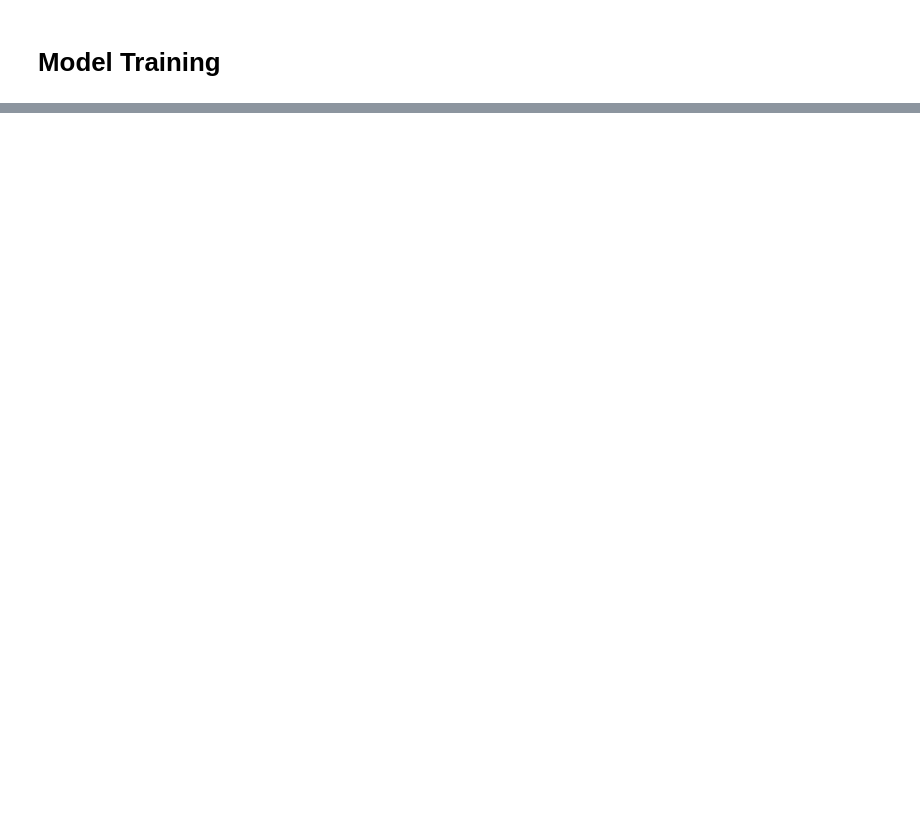
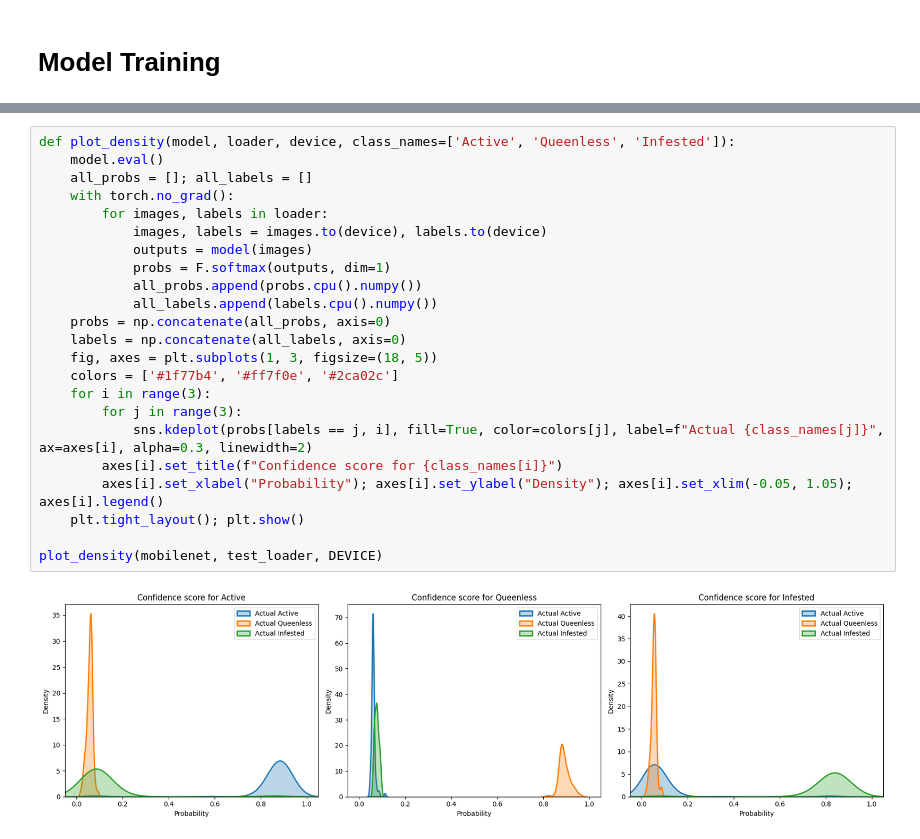
Before and after one commit to jadjadjade002/aib-apisacoustic, a Jupyter notebook: apisacoustic.ipynb, the cells around one changed output, grey strips where cells are left out. Drawn from its saved outputs; the diff is of its cells as text; blank space fills up the shorter version.

```diff
--- a/apisacoustic.ipynb
+++ b/apisacoustic.ipynb
@@ -809,0 +654,25 @@ for epoch in range(NUM_EPOCHS):
+# %%
+def plot_density(model, loader, device, class_names=['Active', 'Queenless', 'Infested']):
+    model.eval()
+    all_probs = []; all_labels = []
+    with torch.no_grad():
+        for images, labels in loader:
+            images, labels = images.to(device), labels.to(device)
+            outputs = model(images)
+            probs = F.softmax(outputs, dim=1)
+            all_probs.append(probs.cpu().numpy())
+            all_labels.append(labels.cpu().numpy())
+    probs = np.concatenate(all_probs, axis=0)
+    labels = np.concatenate(all_labels, axis=0)
+    fig, axes = plt.subplots(1, 3, figsize=(18, 5))
+    colors = ['#1f77b4', '#ff7f0e', '#2ca02c']
+    for i in range(3):
+        for j in range(3):
+            sns.kdeplot(probs[labels == j, i], fill=True, color=colors[j], label=f"Actual {class_names[j]}", ax=axes[i], alpha=0.3, linewidth=2)
+        axes[i].set_title(f"Confidence score for {class_names[i]}")
+        axes[i].set_xlabel("Probability"); axes[i].set_ylabel("Density"); axes[i].set_xlim(-0.05, 1.05); axes[i].legend()
+    plt.tight_layout(); plt.show()
+
+plot_density(mobilenet, test_loader, DEVICE)
+# %% [output]
+[figure, added]
```
Also changed, not shown: parts of 27 cells of this notebook.
